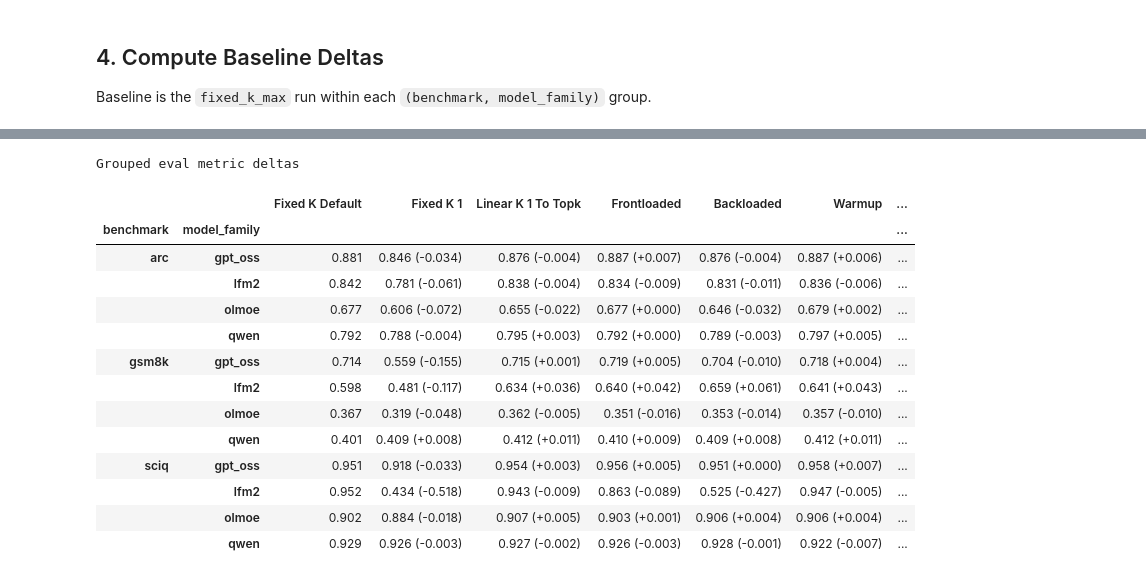
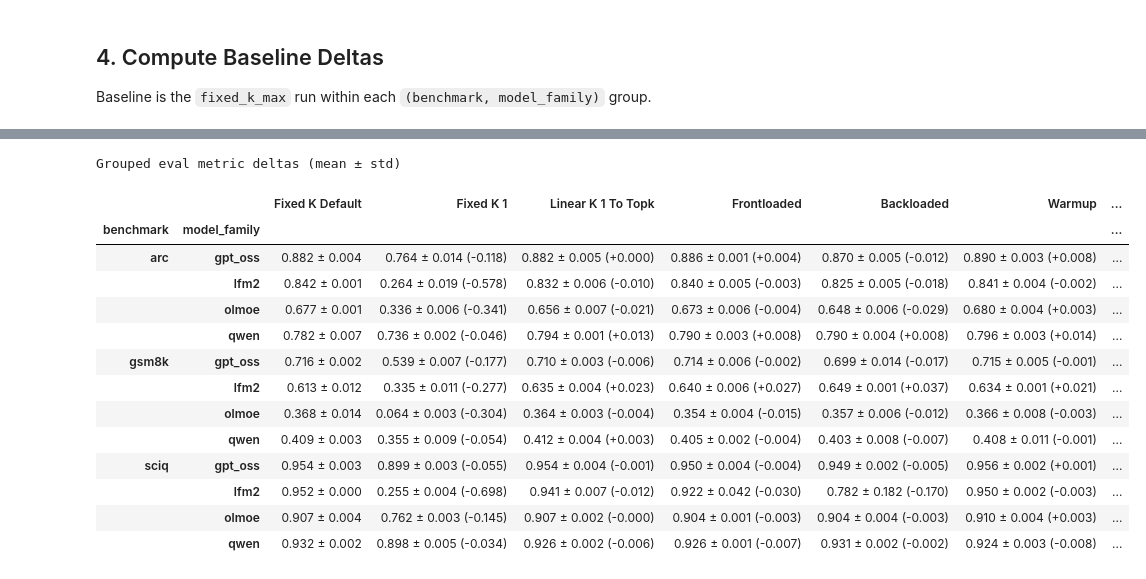
Before and after one commit to SebastianBalmus/masters_thesis, a Jupyter notebook: notebooks/eval_metric_runtime_deltas.ipynb, the cells around one changed output, grey strips where cells are left out. Saved outputs shown, nothing was run; the diff lists cells and outputs as text; code cells hidden in the pictures.

```diff
--- a/notebooks/eval_metric_runtime_deltas.ipynb
+++ b/notebooks/eval_metric_runtime_deltas.ipynb
@@ -88,21 +88,28 @@ def metric_key_for(metrics):
 
 
 def parse_run_name(run_name, benchmark):
-    if run_name.startswith("base__"):
+    if run_name.startswith("base__") or "__seed_" not in run_name:
         return None
 
-    base_run_name, separator, eval_variant = run_name.partition("__")
-    if separator and eval_variant != "final":
+    base_run_name, seed_suffix = run_name.split("__seed_", 1)
+    if not seed_suffix.endswith("__final"):
         return None
 
-    normalized_run_name = base_run_name if separator else run_name
+    seed = seed_suffix[: -len("__final")]
+    try:
+        seed = int(seed)
+    except ValueError:
+        pass
+
+    train_run_name = run_name[: -len("__final")]
+    normalized_run_name = base_run_name
     split_token = f"_{benchmark}_"
     if split_token not in normalized_run_name:
         return None
 
     model_family, suffix = normalized_run_name.split(split_token, 1)
     curriculum = suffix[:-5] if suffix.endswith("_lora") else suffix
-    return model_family, curriculum
+    return model_family, curriculum, train_run_name, seed
 
 
 EVAL_COLUMNS = [
@@ -110,6 +117,8 @@ EVAL_COLUMNS = [
     "model_family",
     "curriculum",
     "run_name",
+    "train_run_name",
+    "seed",
     "metric_name",
     "metric_value",
     "num_examples",
@@ -131,7 +140,7 @@ def load_eval_table():
         if parsed is None:
             continue
 
-        model_family, curriculum = parsed
+        model_family, curriculum, train_run_name, seed = parsed
         metric_key = metric_key_for(metrics)
 
         rows.append(
@@ -140,6 +149,8 @@ def load_eval_table():
                 "model_family": model_family,
                 "curriculum": curriculum,
                 "run_name": run_name,
+                "train_run_name": train_run_name,
+                "seed": seed,
                 "metric_name": metric_key,
                 "metric_value": metrics[metric_key],
                 "num_examples": metrics.get("num_examples"),
@@ -154,7 +165,7 @@ def load_eval_table():
         return eval_df
 
     return eval_df.sort_values(
-        ["benchmark", "model_family", "curriculum"]
+        ["benchmark", "model_family", "curriculum", "seed", "run_name"]
     ).reset_index(drop=True)
 # %%
 eval_df = load_eval_table()
@@ -299,7 +321,7 @@ def load_wandb_runtime_table(eval_run_names):
 
     return wandb_df.reset_index(drop=True), duplicate_counts
 # %%
-wandb_df, duplicate_wandb_runs = load_wandb_runtime_table(set(eval_df["run_name"]))
+wandb_df, duplicate_wandb_runs = load_wandb_runtime_table(eval_df)
 print(f"Matched W&B rows: {len(wandb_df)}")
 wandb_df.sort_values(["run_name"]).reset_index(drop=True)
 # %% [output]
@@ -459,15 +496,17 @@ comparison_table
 # %%
-display_table = comparison_table.copy()
+display_table = grouped_comparison_table.copy()
 for column in [
-    "metric_value",
-    "baseline_metric_value",
+    "metric_value_mean",
+    "metric_value_std",
+    "baseline_metric_value_mean",
     "metric_delta",
 ]:
     display_table[column] = pd.to_numeric(display_table[column], errors="coerce").round(3)
 
 for column in [
-    "total_runtime_seconds",
-    "baseline_total_runtime_seconds",
+    "training_runtime_seconds_mean",
+    "training_runtime_seconds_std",
+    "baseline_training_runtime_seconds_mean",
     "runtime_delta_pct",
 ]:
     display_table[column] = pd.to_numeric(display_table[column], errors="coerce").round(2)
@@ -569,12 +624,12 @@ metric_table.columns = [curriculum_label(curriculum) for curriculum in metric_ta
 runtime_table = reduced_table.pivot(
     index=["benchmark", "model_family"],
     columns="curriculum",
-    values="total_runtime_seconds",
+    values="training_runtime_seconds",
 )
 runtime_table = runtime_table.reindex(columns=available_curricula)
 runtime_table.columns = [curriculum_label(curriculum) for curriculum in runtime_table.columns]
 
-delta_table = comparison_table.pivot(
+delta_table = grouped_comparison_table.pivot(
     index=["benchmark", "model_family"],
     columns="curriculum",
     values=["metric_delta", "runtime_delta_pct"],
@@ -614,46 +669,46 @@ def highlight_metric_cells(row):
 def highlight_runtime_cells(row):
     styles = pd.Series("", index=row.index)
     delta_row = runtime_delta_table.loc[row.name]
 
     for column in row.index:
         if column == curriculum_label(BASELINE_CURRICULUM):
             continue
 
         delta_value = delta_row.get(column)
         if pd.isna(delta_value) or delta_value == 0:
             continue
 
         color = "#578aba" if delta_value < 0 else "#e6c84f"
         styles[column] = f"background-color: {color}; font-weight: 600"
 
     return styles
 
 
 (
-    metric_table.style.set_caption("Grouped eval metric deltas")
+    metric_table.style.set_caption("Grouped eval metric deltas (mean ± std)")
     .apply(highlight_metric_cells, axis=1)
     .set_table_styles([
         {"selector": "caption", "props": [("caption-side", "bottom"), ("font-size", "0.95em")]},
         {"selector": "th.col_heading", "props": [("text-align", "center"), ("border-bottom", "1px solid #000")]},
         {"selector": "th.row_heading", "props": [("text-align", "left")]},
     ])
     .set_properties(**{"text-align": "center", "white-space": "nowrap"})
 )
 # %% [output]
-Grouped eval metric deltas
+Grouped eval metric deltas (mean ± std)
 |  |  | Fixed K Default | Fixed K 1 | Linear K 1 To Topk | Frontloaded | Backloaded | Warmup | ... |
 | benchmark | model_family |  |  |  |  |  |  | ... |
-| arc | gpt_oss | 0.881 | 0.846 (-0.034) | 0.876 (-0.004) | 0.887 (+0.007) | 0.876 (-0.004) | 0.887 (+0.006) | ... |
-|  | lfm2 | 0.842 | 0.781 (-0.061) | 0.838 (-0.004) | 0.834 (-0.009) | 0.831 (-0.011) | 0.836 (-0.006) | ... |
-|  | olmoe | 0.677 | 0.606 (-0.072) | 0.655 (-0.022) | 0.677 (+0.000) | 0.646 (-0.032) | 0.679 (+0.002) | ... |
-|  | qwen | 0.792 | 0.788 (-0.004) | 0.795 (+0.003) | 0.792 (+0.000) | 0.789 (-0.003) | 0.797 (+0.005) | ... |
-| gsm8k | gpt_oss | 0.714 | 0.559 (-0.155) | 0.715 (+0.001) | 0.719 (+0.005) | 0.704 (-0.010) | 0.718 (+0.004) | ... |
-|  | lfm2 | 0.598 | 0.481 (-0.117) | 0.634 (+0.036) | 0.640 (+0.042) | 0.659 (+0.061) | 0.641 (+0.043) | ... |
-|  | olmoe | 0.367 | 0.319 (-0.048) | 0.362 (-0.005) | 0.351 (-0.016) | 0.353 (-0.014) | 0.357 (-0.010) | ... |
-|  | qwen | 0.401 | 0.409 (+0.008) | 0.412 (+0.011) | 0.410 (+0.009) | 0.409 (+0.008) | 0.412 (+0.011) | ... |
-| sciq | gpt_oss | 0.951 | 0.918 (-0.033) | 0.954 (+0.003) | 0.956 (+0.005) | 0.951 (+0.000) | 0.958 (+0.007) | ... |
-|  | lfm2 | 0.952 | 0.434 (-0.518) | 0.943 (-0.009) | 0.863 (-0.089) | 0.525 (-0.427) | 0.947 (-0.005) | ... |
-|  | olmoe | 0.902 | 0.884 (-0.018) | 0.907 (+0.005) | 0.903 (+0.001) | 0.906 (+0.004) | 0.906 (+0.004) | ... |
-|  | qwen | 0.929 | 0.926 (-0.003) | 0.927 (-0.002) | 0.926 (-0.003) | 0.928 (-0.001) | 0.922 (-0.007) | ... |
+| arc | gpt_oss | 0.882 ± 0.004 | 0.764 ± 0.014 (-0.118) | 0.882 ± 0.005 (+0.000) | 0.886 ± 0.001 (+0.004) | 0.870 ± 0.005 (-0.012) | 0.890 ± 0.003 (+0.008) | ... |
+|  | lfm2 | 0.842 ± 0.001 | 0.264 ± 0.019 (-0.578) | 0.832 ± 0.006 (-0.010) | 0.840 ± 0.005 (-0.003) | 0.825 ± 0.005 (-0.018) | 0.841 ± 0.004 (-0.002) | ... |
+|  | olmoe | 0.677 ± 0.001 | 0.336 ± 0.006 (-0.341) | 0.656 ± 0.007 (-0.021) | 0.673 ± 0.006 (-0.004) | 0.648 ± 0.006 (-0.029) | 0.680 ± 0.004 (+0.003) | ... |
+|  | qwen | 0.782 ± 0.007 | 0.736 ± 0.002 (-0.046) | 0.794 ± 0.001 (+0.013) | 0.790 ± 0.003 (+0.008) | 0.790 ± 0.004 (+0.008) | 0.796 ± 0.003 (+0.014) | ... |
+| gsm8k | gpt_oss | 0.716 ± 0.002 | 0.539 ± 0.007 (-0.177) | 0.710 ± 0.003 (-0.006) | 0.714 ± 0.006 (-0.002) | 0.699 ± 0.014 (-0.017) | 0.715 ± 0.005 (-0.001) | ... |
+|  | lfm2 | 0.613 ± 0.012 | 0.335 ± 0.011 (-0.277) | 0.635 ± 0.004 (+0.023) | 0.640 ± 0.006 (+0.027) | 0.649 ± 0.001 (+0.037) | 0.634 ± 0.001 (+0.021) | ... |
+|  | olmoe | 0.368 ± 0.014 | 0.064 ± 0.003 (-0.304) | 0.364 ± 0.003 (-0.004) | 0.354 ± 0.004 (-0.015) | 0.357 ± 0.006 (-0.012) | 0.366 ± 0.008 (-0.003) | ... |
+|  | qwen | 0.409 ± 0.003 | 0.355 ± 0.009 (-0.054) | 0.412 ± 0.004 (+0.003) | 0.405 ± 0.002 (-0.004) | 0.403 ± 0.008 (-0.007) | 0.408 ± 0.011 (-0.001) | ... |
+| sciq | gpt_oss | 0.954 ± 0.003 | 0.899 ± 0.003 (-0.055) | 0.954 ± 0.004 (-0.001) | 0.950 ± 0.004 (-0.004) | 0.949 ± 0.002 (-0.005) | 0.956 ± 0.002 (+0.001) | ... |
+|  | lfm2 | 0.952 ± 0.000 | 0.255 ± 0.004 (-0.698) | 0.941 ± 0.007 (-0.012) | 0.922 ± 0.042 (-0.030) | 0.782 ± 0.182 (-0.170) | 0.950 ± 0.002 (-0.003) | ... |
+|  | olmoe | 0.907 ± 0.004 | 0.762 ± 0.003 (-0.145) | 0.907 ± 0.002 (-0.000) | 0.904 ± 0.001 (-0.003) | 0.904 ± 0.004 (-0.003) | 0.910 ± 0.004 (+0.003) | ... |
+|  | qwen | 0.932 ± 0.002 | 0.898 ± 0.005 (-0.034) | 0.926 ± 0.002 (-0.006) | 0.926 ± 0.001 (-0.007) | 0.931 ± 0.002 (-0.002) | 0.924 ± 0.003 (-0.008) | ... |
 # %%
 (
```
Also changed, not shown: parts of 11 cells of this notebook, 6 other files.
